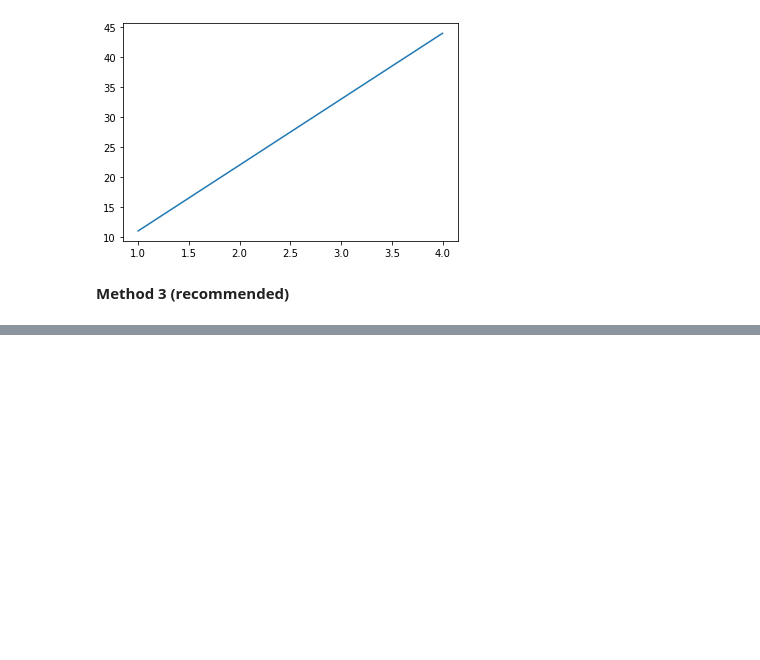
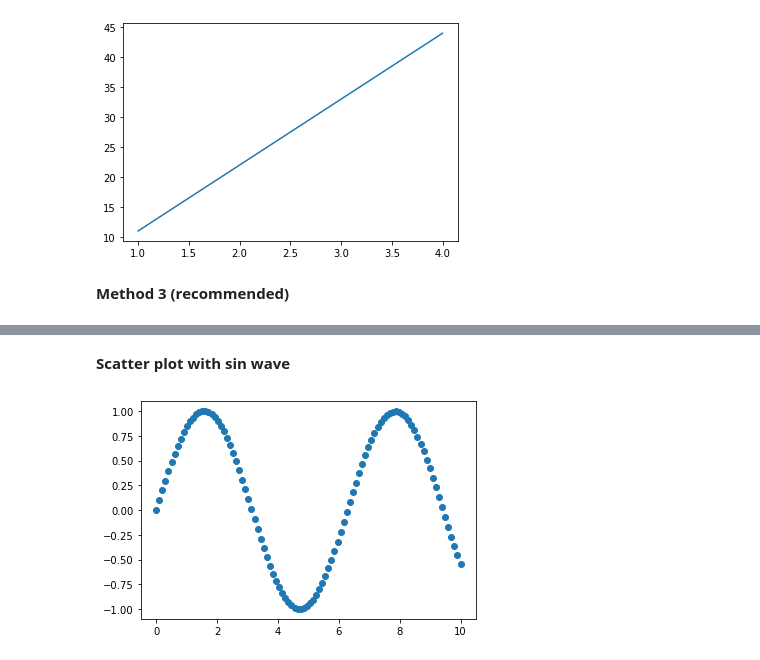
Before and after one commit to mayurvarma14/ml-libraries-demo, a Jupyter notebook: matplotlib/Intro to Matplotlib.ipynb, the cells around one changed output, grey strips where cells are left out. Drawn from its saved outputs; the diff is of its cells as text; code cells hidden in the pictures; blank space fills up the shorter version.

```diff
--- a/matplotlib/Intro to Matplotlib.ipynb
+++ b/matplotlib/Intro to Matplotlib.ipynb
@@ -57,0 +122,7 @@ ax.plot(x,[50,100,200,250]);
+# %% [markdown]
+**Scatter plot with sin wave**
+# %%
+fig, ax = plt.subplots()
+ax.scatter(x,np.sin(x));
+# %% [output]
+[figure, added]
```
Also changed, not shown: parts of 15 cells of this notebook, 1 other file.
